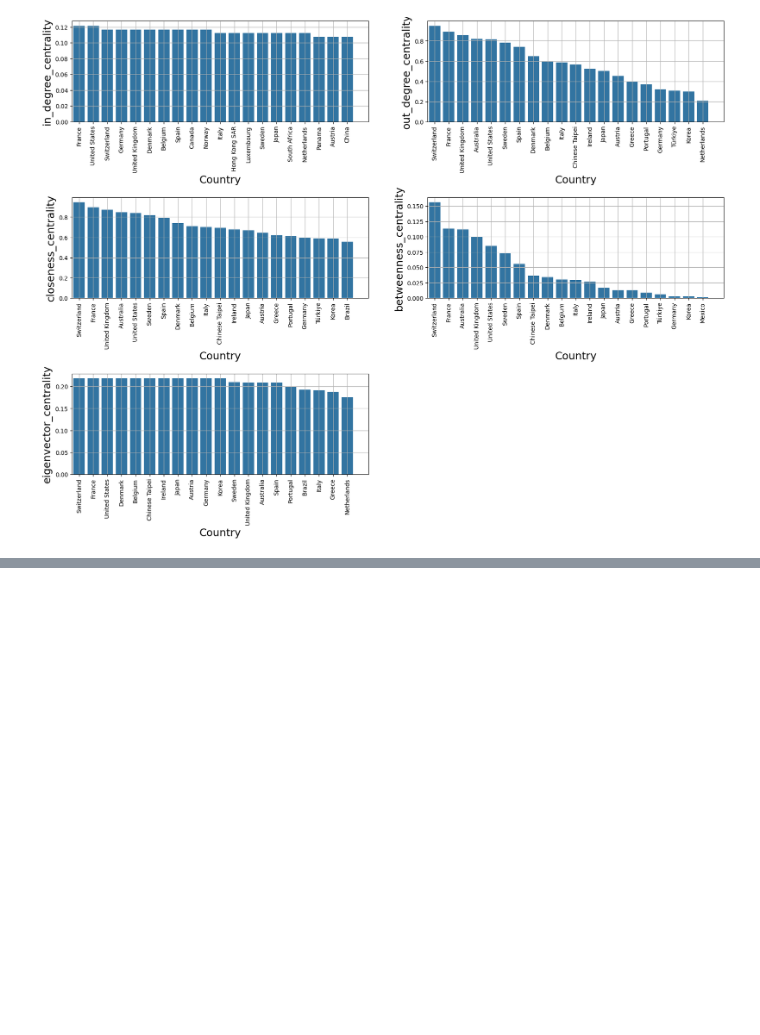
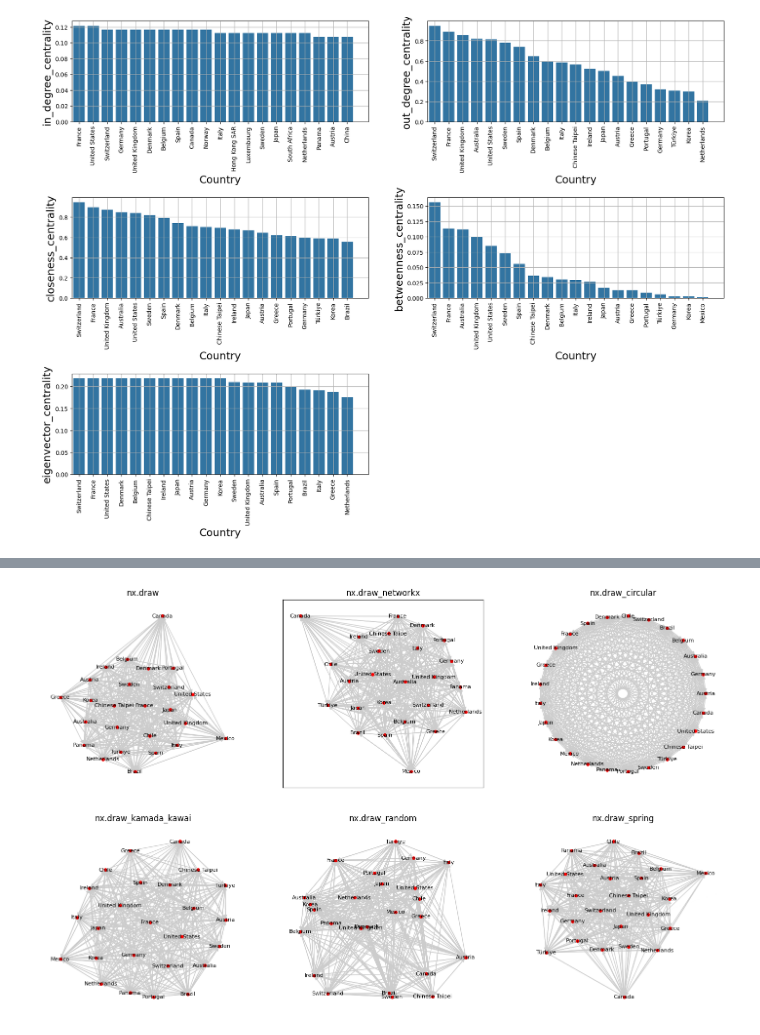
Before and after one commit to gilangluq/graph-network-financial-analysis, a Jupyter notebook: graph-network-financial-analysis.ipynb, the cells around one changed output, grey strips where cells are left out. Cells and saved outputs as stored; diff of their text form; code cells hidden in the pictures; blank space fills up the shorter version.

```diff
--- a/graph-network-financial-analysis.ipynb
+++ b/graph-network-financial-analysis.ipynb
@@ -289,0 +315,24 @@ plt.show()
+# %%
+fig, axs = plt.subplots(2,3)
+fig.set_figheight(11)
+fig.set_figwidth(18)
+
+axs[0,0].set_title('nx.draw')
+nx.draw(G2, ax=axs[0,0], node_color="red", node_size=16, edge_color="#cccccc", width=1, font_size=8, with_labels=True)
+
+axs[0,1].set_title('nx.draw_networkx')
+nx.draw_networkx(G2, ax=axs[0,1], node_color="red", node_size=16, edge_color="#cccccc", width=1, font_size=8, with_labels=True)
+
+axs[0,2].set_title('nx.draw_circular')
+nx.draw_circular(G2, ax=axs[0,2], node_color="red", node_size=16, edge_color="#cccccc", width=1, font_size=8, with_labels=True)
+
+axs[1,0].set_title('nx.draw_kamada_kawai')
+nx.draw_kamada_kawai(G2, ax=axs[1,0], node_color="red", node_size=16, edge_color="#cccccc", width=1, font_size=8, with_labels=True)
+
+axs[1,1].set_title('nx.draw_random')
+nx.draw_random(G2, ax=axs[1,1], node_color="red", node_size=16, edge_color="#cccccc", width=1, font_size=8, with_labels=True)
+
+axs[1,2].set_title('nx.draw_spring')
+nx.draw_spring(G2, ax=axs[1,2], node_color="red", node_size=16, edge_color="#cccccc", width=1, font_size=8, with_labels=True)
+# %% [output]
+[figure, added]
```
Also changed, not shown: parts of 1 cell of this notebook.
